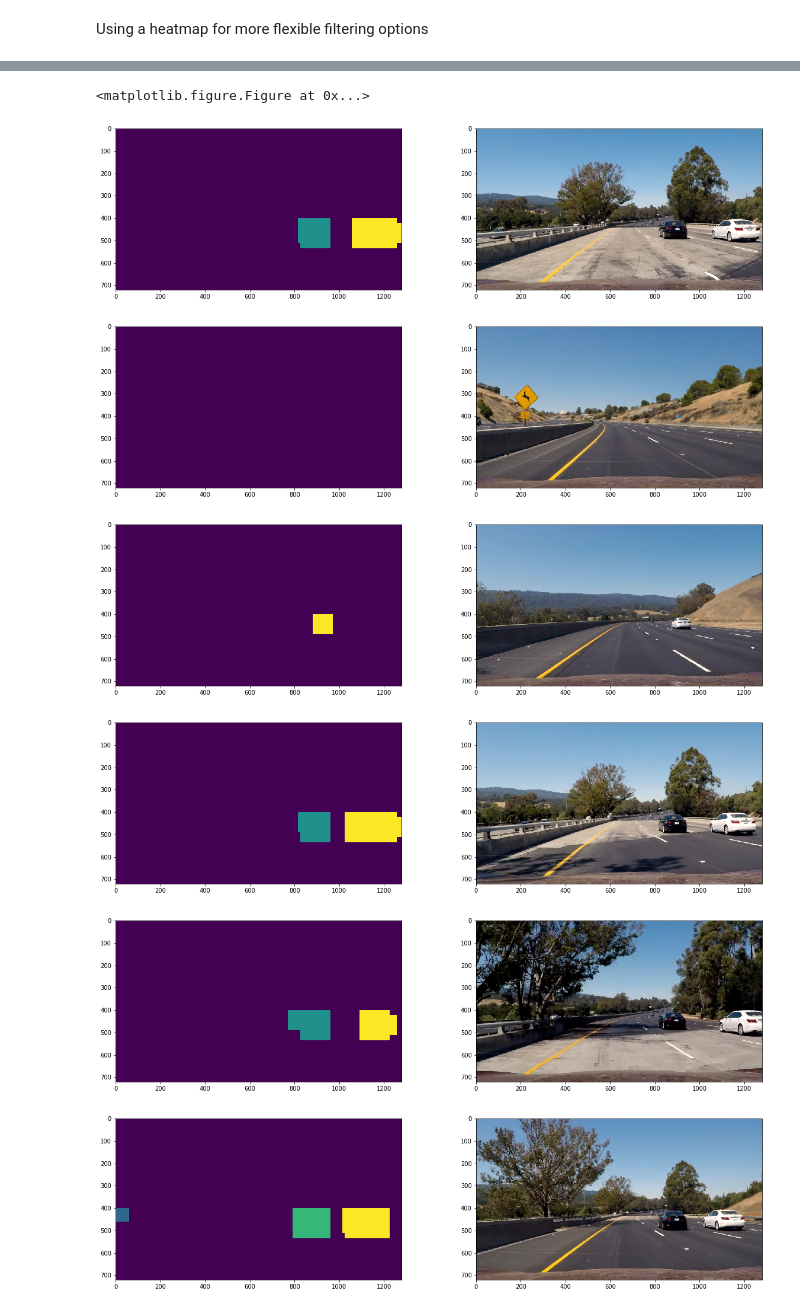
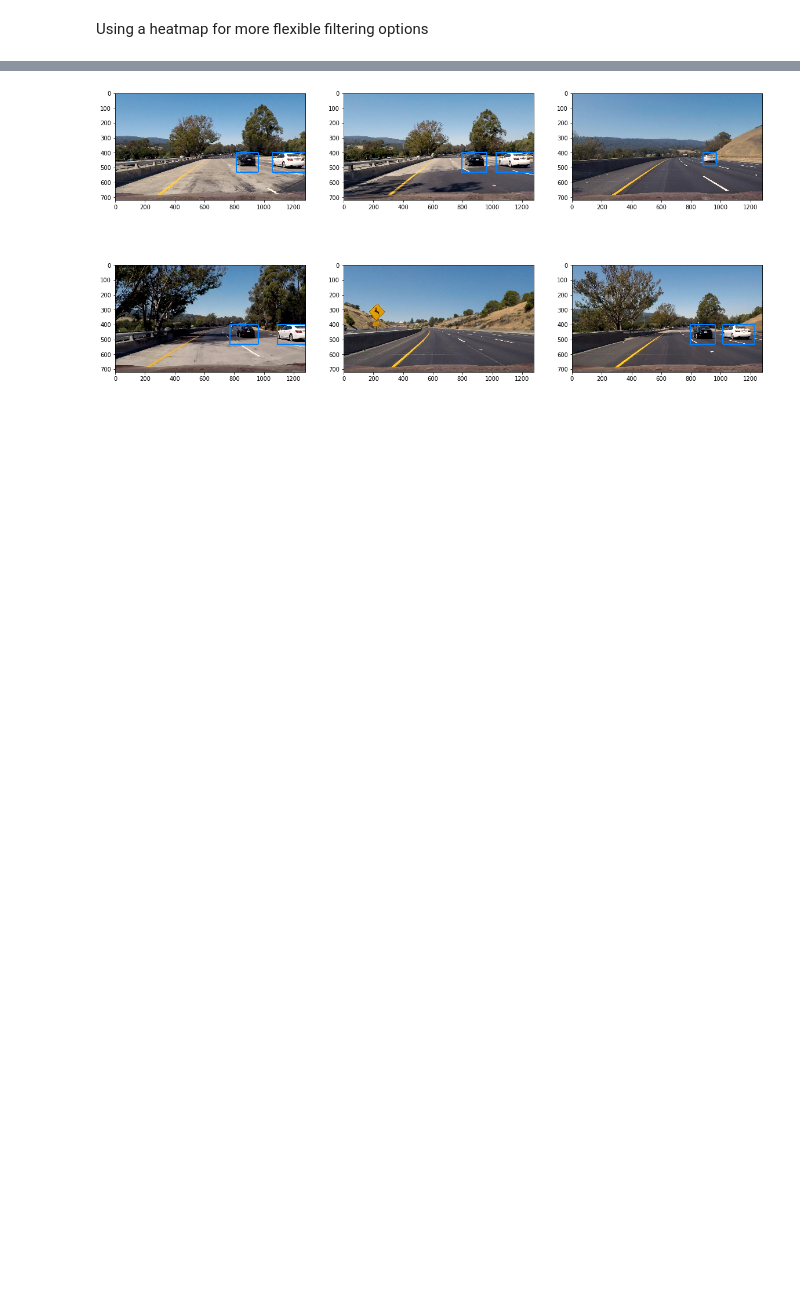
Before and after one commit to Charles-Catta/Car-Detector, a Jupyter notebook: Vehicle Detection.ipynb, the cells around one changed output, grey strips where cells are left out. Cells and saved outputs as stored; diff of their text form; code cells hidden in the pictures; blank space fills up the shorter version.

```diff
--- a/Vehicle Detection.ipynb
+++ b/Vehicle Detection.ipynb
@@ -334,6 +333,20 @@ def heatmap(img, box_list):
         for box in win_type:
             heatmap[box[1][0]:box[1][1], box[0][0]:box[0][1]] += 1
     return heatmap
+
+
+def draw_labeled_boxes(img, labels):
+    for n_detection in range(1, labels[1]+1):
+        non_zero_y, non_zero_x = (labels[0] == n_detection).nonzero()
+        rec = ((np.min(non_zero_x),
+                np.min(non_zero_y)),
+               (np.max(non_zero_x),
+                np.max(non_zero_y)))
+        # Draw the box on the image
+        cv2.rectangle(img, rec[0], rec[1], (0, 128, 255), 5)
+    # Return the image
+    return img
+
 
 def add_heatmap(heatmap, box_list):
     for win_type in box_list:
@@ -346,18 +359,19 @@ def above(heatmap, thresh):
     return heatmap
 
 def test_pipeline():
-    for test_path in glob("test_images/*.jpg"):
-        plt.figure(figsize=(20, 5))
+    test_imgs = glob("test_images/*.jpg")
+    plt.figure(figsize=(20, 10))
+    for idx, test_path in enumerate(test_imgs):
+        plt.subplot(2, len(test_imgs)//2, idx + 1)
         test_img = cv2.cvtColor(cv2.imread(test_path), cv2.COLOR_BGR2RGB)
         hot_boxes = []
         hot_boxes.append(large_window.get_hot_boxes(test_img, svm))
         hot_boxes.append(medium_window.get_hot_boxes(test_img, svm))
         hot_boxes.append(small_window.get_hot_boxes(test_img, svm))
-        plt.subplot(1, 2, 1)
+
         heat = heatmap(test_img, hot_boxes)
-        plt.imshow(label(heat)[0])
-        plt.subplot(1, 2, 2)
-        plt.imshow(test_img)
-        plt.show()
+        labels = label(heat)
+        plt.imshow(draw_labeled_boxes(test_img, labels))
+    plt.show()
 test_pipeline()
 # %% [output]
@@ -365,10 +379,4 @@ WARNING:py.warnings:/usr/local/lib/python3.6/site-packages/skimage/feature/_hog.
   'be changed to `L2-Hys` in v0.15', skimage_deprecation)
-<matplotlib.figure.Figure at 0x...>
-[figure, old version]
+[figure, new version]
-[figure, removed]
-[figure, removed]
-[figure, removed]
-[figure, removed]
-[figure, removed]
 # %%
 box_stack = []
```
Also changed, not shown: parts of 10 cells of this notebook, 1 other file.
